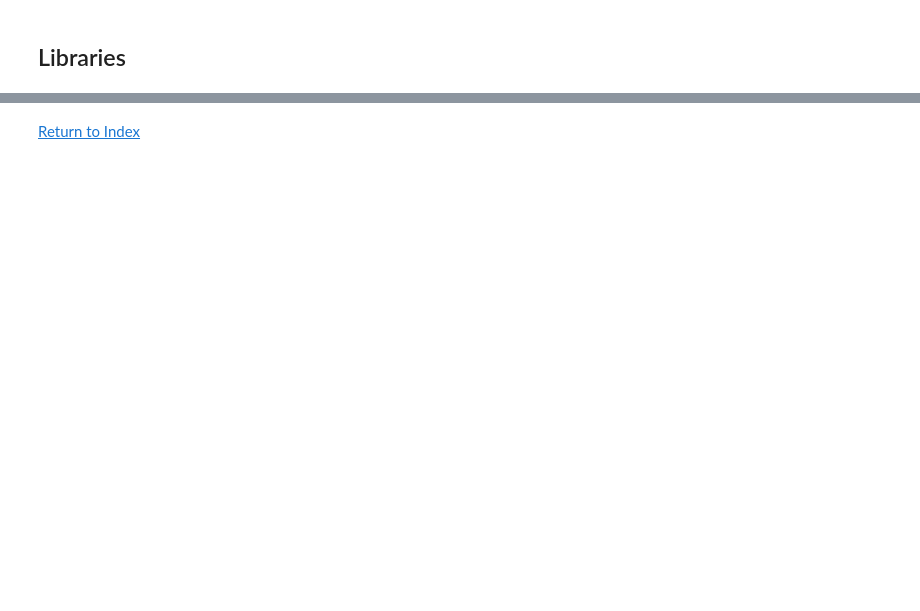
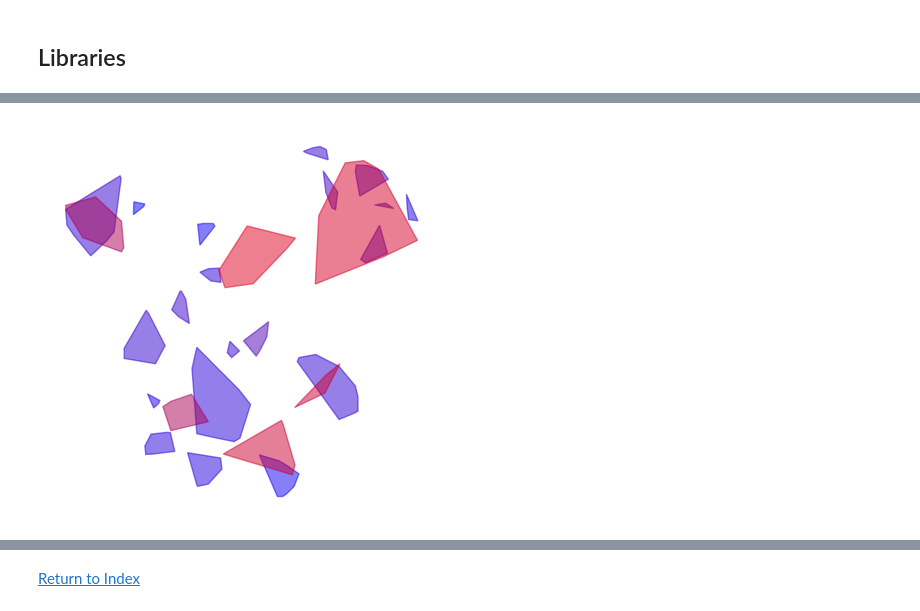
Before and after one commit to AlbaTaboada/Edgelands, a Jupyter notebook: Full_text_analysis(Alba).ipynb, the cells around one changed output, grey strips where cells are left out. Cells and saved outputs as stored; diff of their text form; code cells hidden in the pictures; blank space fills up the shorter version.

```diff
--- a/Full_text_analysis(Alba).ipynb
+++ b/Full_text_analysis(Alba).ipynb
@@ -56,0 +274,84 @@ from sklearn.decomposition import LatentDirichletAllocation
+# %%
+df["cluster"] = "-1"  # Initialize 'cluster' column
+
+hdbscan_params = {
+    "min_cluster_size": 5,
+    "min_samples": 5,
+    "cluster_selection_epsilon": 0.1,
+}
+
+# Define conditions and prefixes
+conditions = [(df["temperature"] > 0, "p_"), (df["temperature"] <= 0, "n_")]
+
+# Perform clustering and assign labels
+for condition, prefix in conditions:
+    indices = df.index[condition]
+    embedding = df.loc[indices, ["x", "y"]].to_numpy()
+
+    # Initialize and fit the HDBSCAN clusterer with parameters
+    clusterer = hdbscan.HDBSCAN(**hdbscan_params)
+    labels = clusterer.fit_predict(embedding)
+
+    # Apply prefix to cluster labels
+    df.loc[indices, "cluster"] = [
+        f"{prefix}{label}" if label != -1 else str(label) for label in labels
+    ]
+
+##
+## Visualization
+##
+
+
+
+plt.figure(figsize=(5, 5))
+plt.axis("off")
+
+# Get unique cluster labels
+clusters = [cluster for cluster in df["cluster"].unique() if cluster != "-1"]
+
+# print(clusters)
+
+for cluster in clusters:
+    # Get data for the current cluster
+    cluster_data = df[df["cluster"] == cluster]
+    cluster_points = cluster_data[["x", "y"]].values
+    cluster_colors = cluster_data["color"].values  # Array of colors
+
+    # Need at least 3 points to compute a convex hull
+    # if len(cluster_points) < 3:
+    #     print(f"Cluster '{cluster}' has less than 3 points ({len(cluster_points)}). Skipping.")
+    #     continue
+
+    # Compute the convex hull
+    hull = ConvexHull(cluster_points)
+    hull_vertices = cluster_points[hull.vertices]
+
+    # Close the hull by appending the first point at the end
+    x_hull = np.append(hull_vertices[:, 0], hull_vertices[0, 0])
+    y_hull = np.append(hull_vertices[:, 1], hull_vertices[0, 1])
+
+    # Convert colors to RGB format
+    rgb_colors = []
+    for color in cluster_colors:
+        try:
+            rgb = mcolors.to_rgb(color)
+            rgb_colors.append(rgb)
+        except ValueError:
+            print(f"Invalid color '{color}' in cluster '{cluster}'. Using default color.")
+            rgb_colors.append((0, 0, 0))  # Default to black if color is invalid
+
+    # Compute average RGB values
+    avg_rgb = np.mean(rgb_colors, axis=0)
+
+    # Ensure RGB values are within [0, 1]
+    avg_rgb = np.clip(avg_rgb, 0, 1)
+
+    # Convert average RGB back to hex color
+    avg_color_hex = mcolors.to_hex(avg_rgb)
+
+    # Plot the convex hull with the average color
+    plt.fill(x_hull, y_hull, color=avg_color_hex, alpha=0.5)
+
+plt.show()
+# %% [output]
+[figure, added]
```
Also changed, not shown: parts of 69 cells of this notebook, 4 other files.
